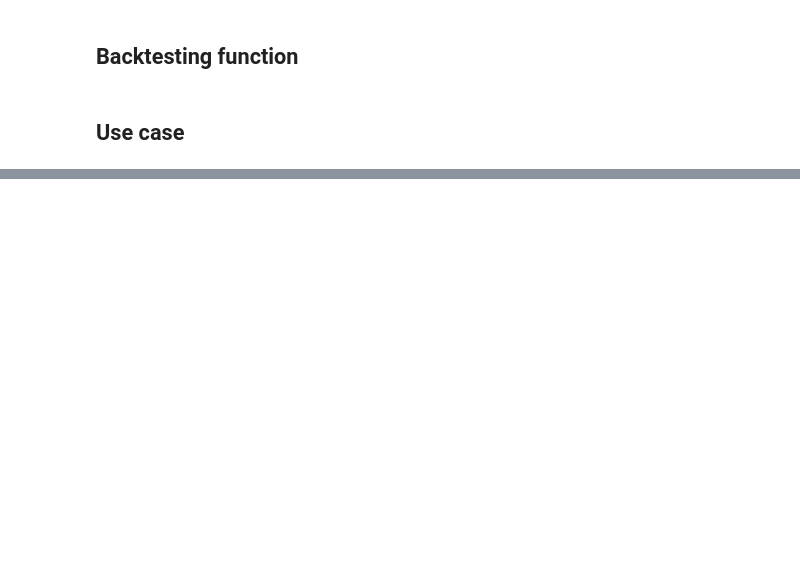
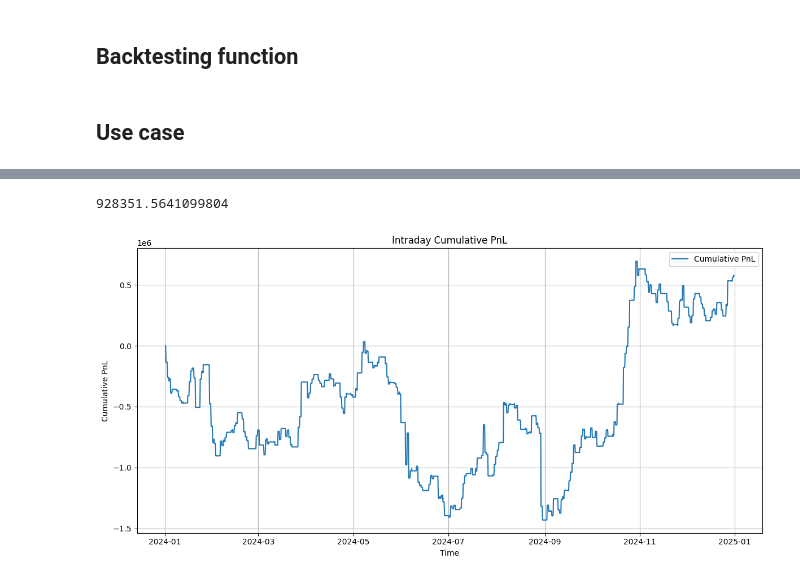
Before and after one commit to aman-exp69/Aman_codes, a Jupyter notebook: test.ipynb, the cells around one changed output, grey strips where cells are left out. Cells and saved outputs as stored; diff of their text form; code cells hidden in the pictures; blank space fills up the shorter version.

```diff
--- a/test.ipynb
+++ b/test.ipynb
@@ -336,6 +460,7 @@ def run_yearly_backtest(
     stocks,
     weights,
     lot_sizes,
+    strategy,  # Initially added for "H1" and "H2"
     hedge_interval_minutes=5,
     initial_cash=1000000
 ):
@@ -360,7 +485,12 @@ def run_yearly_backtest(
                     start_date=current_date,
                     hedge_interval_minutes=hedge_interval_minutes,
                     lot_sizes=lot_sizes,
-                    cash=cash
+                    strategy=strategy,
+                    cash=cash,
+                    r=0.06,
+                    dividend_yield=0.0,
+                    transaction_cost_per_unit=0.01,
+                    option_transaction_cost=0.01
                 )
                 cash = report['final_cash']  # carry forward cash
                 pnl_df['Date'] = current_date.date()
@@ -375,9 +505,9 @@ def run_yearly_backtest(
     return cash, full_pnl_df
 # %%
 hedge_intervals = 5 # hedge interval in minutes
-weight = [0.5,0.5] # weights for the two assets
-stocks = ["BAJAJ-AUTO", "BAJFINANCE"] # Stock symbols
-start_date = "20240403"
+stocks = ["ASIANPAINT", "BAJAJ-AUTO", "BAJFINANCE", "HDFCBANK", "ICICIBANK", "RELIANCE", "SBIN", "TATAMOTORS", "TCS", "TITAN"] # Available "ASIANPAINT", "BAJAJ-AUTO", "BAJFINANCE", "HDFCBANK", "ICICIBANK", "RELIANCE", "SBIN", "TATAMOTORS", "TCS", "TITAN"
+weight = [1/len(stocks)] * len(stocks) # weights for the assets
+start_date = "20240101"
 # %%
 df = pd.read_csv('NIFTY_200_Lot_Size.csv')
 df['Symbol'] = df['Symbol'].str.strip().str.upper()
@@ -411,0 +552,24 @@ plt.show()
+# %%
+final_cash
+# %% [output]
+928351.5641099804
+# %%
+import matplotlib.pyplot as plt
+
+# Ensure Timestamp is datetime
+yearly_pnl['Timestamp'] = pd.to_datetime(yearly_pnl['Timestamp'])
+
+# Cumulative PnL over time for a single day
+yearly_pnl['CumulativePnL'] = yearly_pnl['PnL'].cumsum()
+
+plt.figure(figsize=(12, 6))
+plt.plot(yearly_pnl['Timestamp'], yearly_pnl['CumulativePnL'], label='Cumulative PnL')
+plt.xlabel('Time')
+plt.ylabel('Cumulative PnL')
+plt.title('Intraday Cumulative PnL')
+plt.grid(True)
+plt.legend()
+plt.tight_layout()
+plt.show()
+# %% [output]
+[figure, added]
```
Also changed, not shown: parts of 18 cells of this notebook, 1 other file.
